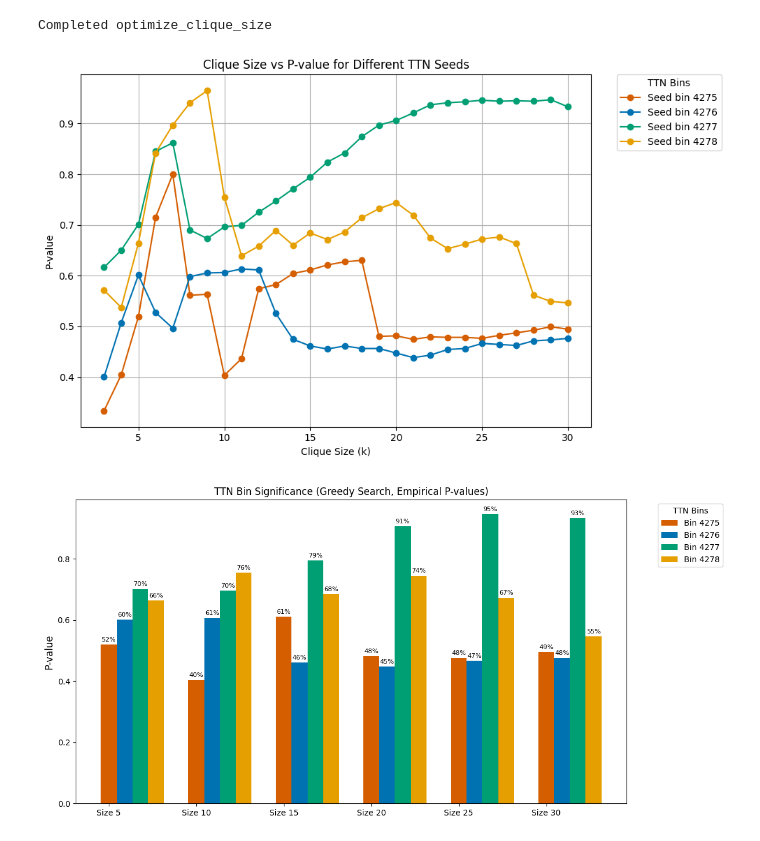
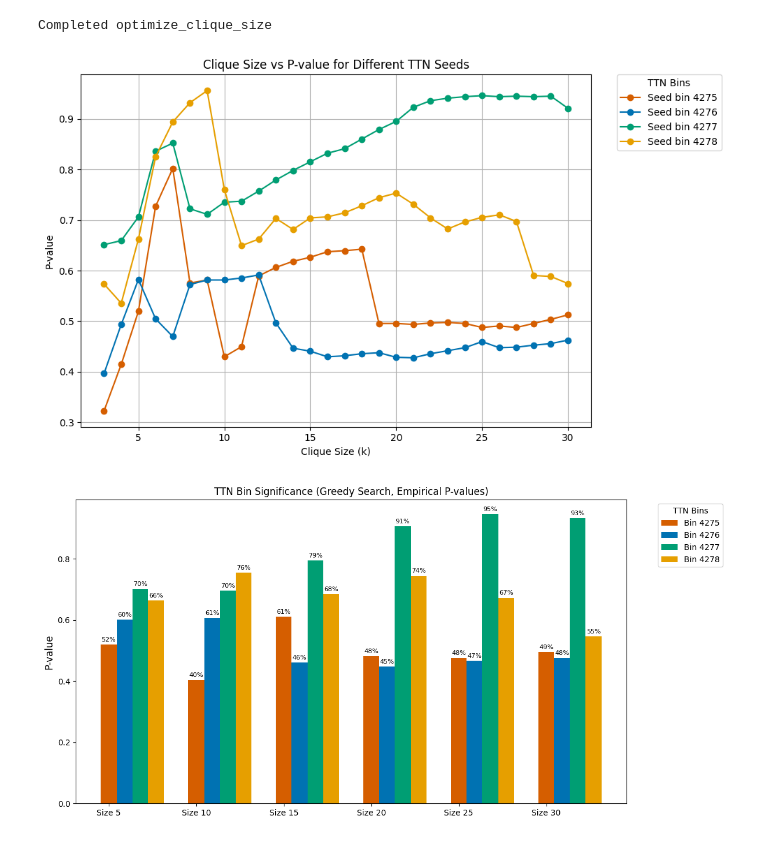
Before and after one commit to ethanoutangoun/chromatin-heart-dev, a Jupyter notebook: ttn_bin_selection.ipynb, the cells around one changed output. Saved outputs shown, nothing was run; the diff lists cells and outputs as text; code cells hidden in the pictures.

Commit message:
strong scores

```diff
--- a/ttn_bin_selection.ipynb
+++ b/ttn_bin_selection.ipynb
@@ -78,35 +78,35 @@ colors = ['#D55E00', '#0072B2', '#009E73', '#E69F00']
 clique_sizes = list(range(3, 31))
 
 plt.figure(figsize=(10, 6))
 
 for i, seed_bin in enumerate(TTN_BINS):
     # Load CSV
-    df = pd.read_csv(f'greedy_clique_size_optimization_results_seed_{seed_bin}_weak.csv')
+    df = pd.read_csv(f'greedy_clique_size_optimization_results_seed_{seed_bin}_strong.csv')
 
     # Filter to desired clique sizes
     df_filtered = df[df['size'].isin(clique_sizes)]
 
     # Plot with assigned color
     plt.plot(
         df_filtered['size'],
         df_filtered['p_value'],
         marker='o',
         label=f'Seed bin {seed_bin}',
         color=colors[i]
     )
 
 plt.xlabel('Clique Size (k)')
 plt.ylabel('P-value')
 plt.title('Clique Size vs P-value for Different TTN Seeds')
 plt.grid(True)
 
 # Legend outside the plot (right side)
 plt.legend(title='TTN Bins', bbox_to_anchor=(1.05, 1), loc='upper left', borderaxespad=0.)
 
 plt.tight_layout()  # Adjust layout to make room for the legend
 plt.show()
 # %% [output]
-[figure, old version]
+[figure, new version]
 # %%
 import pandas as pd
 import matplotlib.pyplot as plt
```
Also changed, not shown: parts of 1 cell of this notebook, 4 other files.
